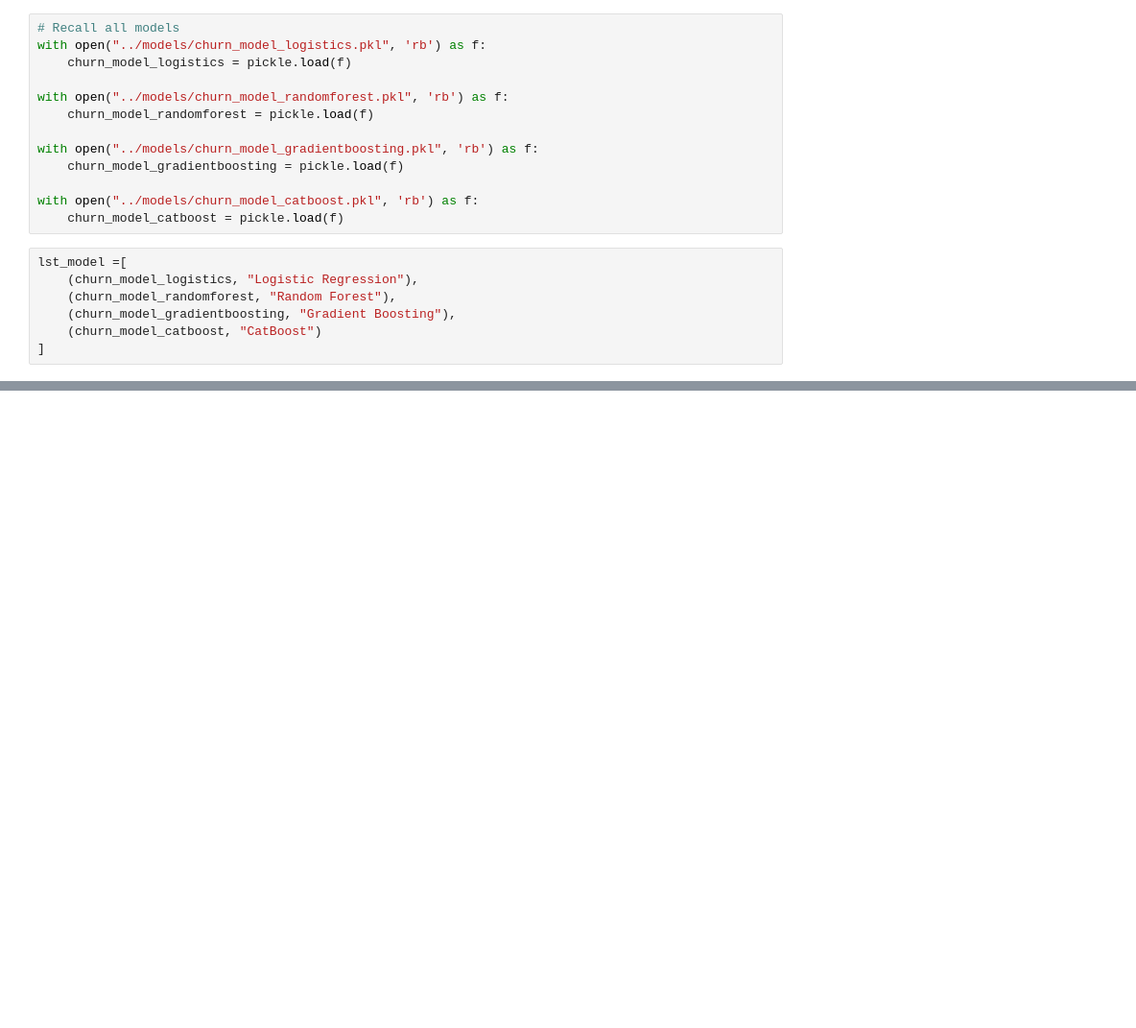
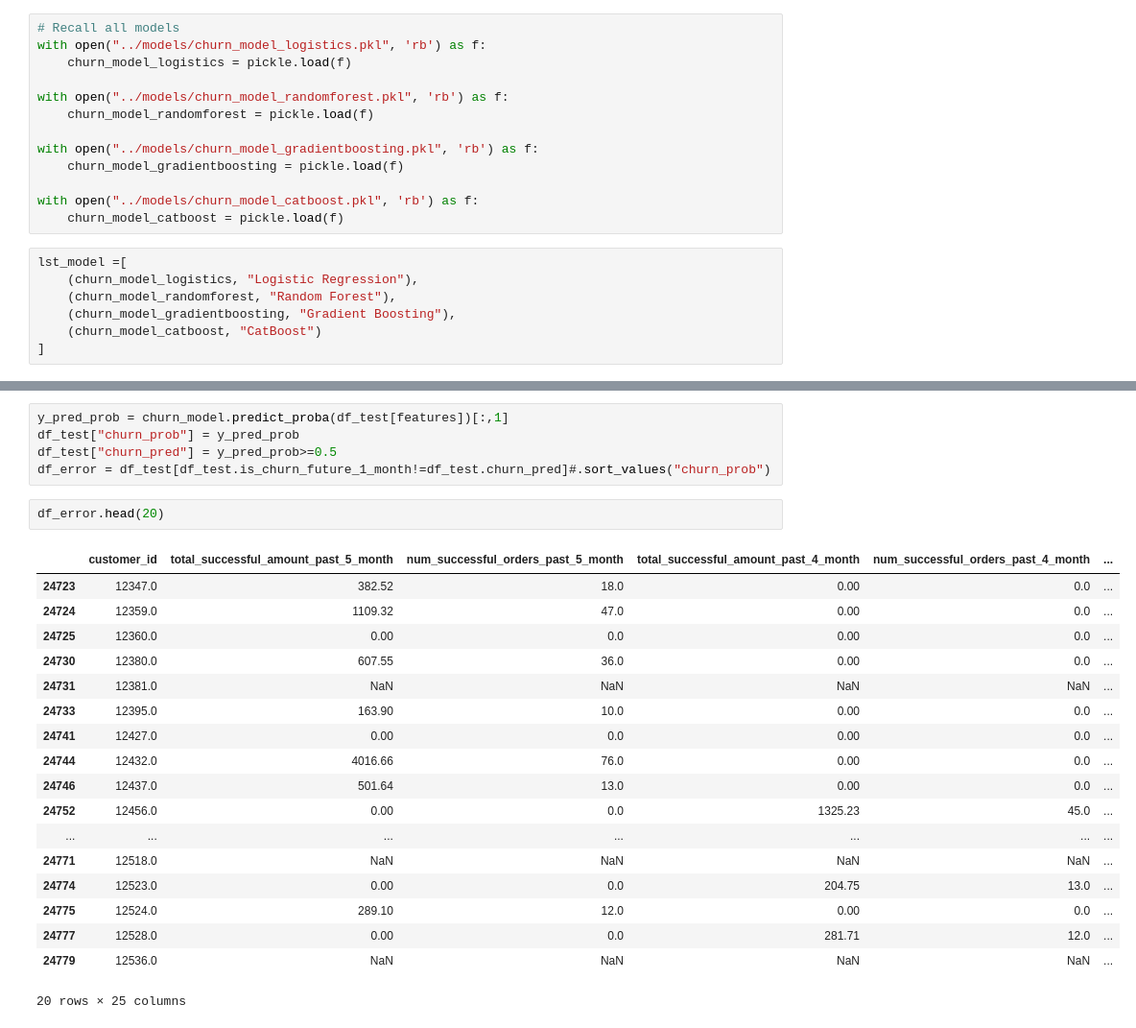
Before and after one commit to thaingoc273/statistical-learning-public, a Jupyter notebook: notebooks/10-calibration.ipynb, the cells around one changed output, grey strips where cells are left out. Shown: that part at 96% size. Saved outputs shown, nothing was run; the diff lists cells and outputs as text; blank space fills up the shorter version.

```diff
--- a/notebooks/10-calibration.ipynb
+++ b/notebooks/10-calibration.ipynb
@@ -161,0 +179,26 @@ plt.show()
+# %%
+y_pred_prob = churn_model.predict_proba(df_test[features])[:,1]
+df_test["churn_prob"] = y_pred_prob
+df_test["churn_pred"] = y_pred_prob>=0.5
+df_error = df_test[df_test.is_churn_future_1_month!=df_test.churn_pred]#.sort_values("churn_prob")
+# %%
+df_error.head(20)
+# %% [output]
+|  | customer_id | total_successful_amount_past_5_month | num_successful_orders_past_5_month | total_successful_amount_past_4_month | num_successful_orders_past_4_month | ... |
+| 24723 | 12347.0 | 382.52 | 18.0 | 0.00 | 0.0 | ... |
+| 24724 | 12359.0 | 1109.32 | 47.0 | 0.00 | 0.0 | ... |
+| 24725 | 12360.0 | 0.00 | 0.0 | 0.00 | 0.0 | ... |
+| 24730 | 12380.0 | 607.55 | 36.0 | 0.00 | 0.0 | ... |
+| 24731 | 12381.0 | NaN | NaN | NaN | NaN | ... |
+| 24733 | 12395.0 | 163.90 | 10.0 | 0.00 | 0.0 | ... |
+| 24741 | 12427.0 | 0.00 | 0.0 | 0.00 | 0.0 | ... |
+| 24744 | 12432.0 | 4016.66 | 76.0 | 0.00 | 0.0 | ... |
+| 24746 | 12437.0 | 501.64 | 13.0 | 0.00 | 0.0 | ... |
+| 24752 | 12456.0 | 0.00 | 0.0 | 1325.23 | 45.0 | ... |
+| ... | ... | ... | ... | ... | ... | ... |
+| 24771 | 12518.0 | NaN | NaN | NaN | NaN | ... |
+| 24774 | 12523.0 | 0.00 | 0.0 | 204.75 | 13.0 | ... |
+| 24775 | 12524.0 | 289.10 | 12.0 | 0.00 | 0.0 | ... |
+| 24777 | 12528.0 | 0.00 | 0.0 | 281.71 | 12.0 | ... |
+| 24779 | 12536.0 | NaN | NaN | NaN | NaN | ... |
+20 rows × 25 columns
```
Also changed, not shown: parts of 13 cells of this notebook, 7 other files.
